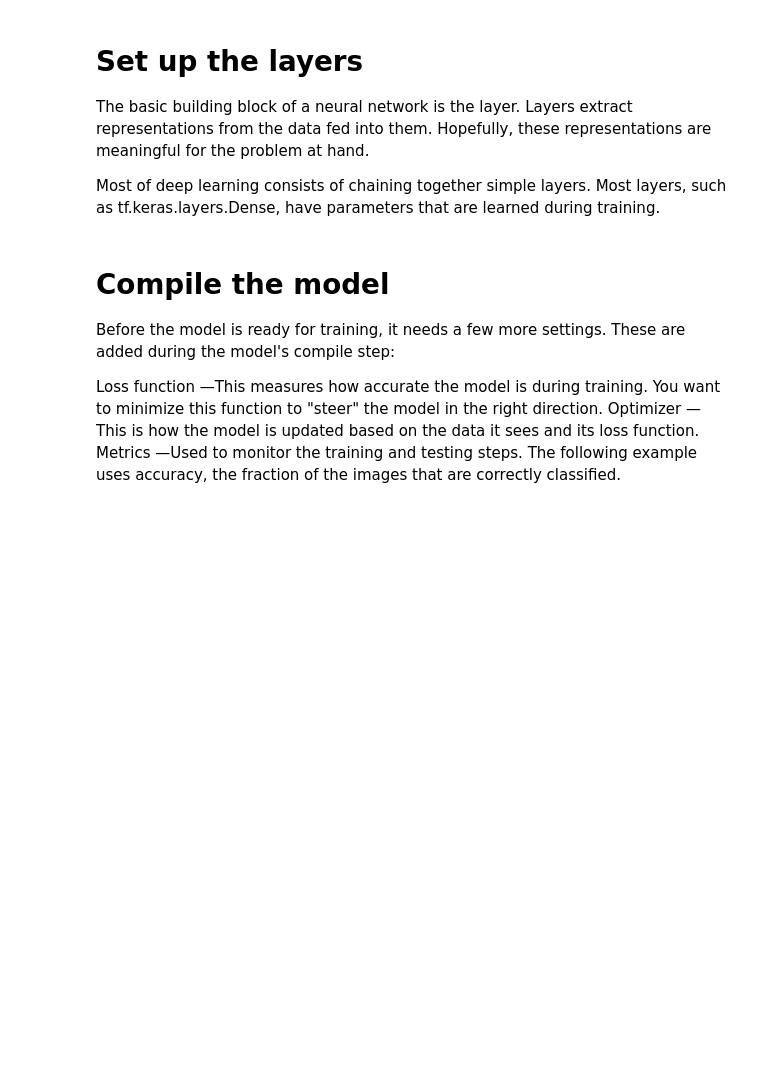
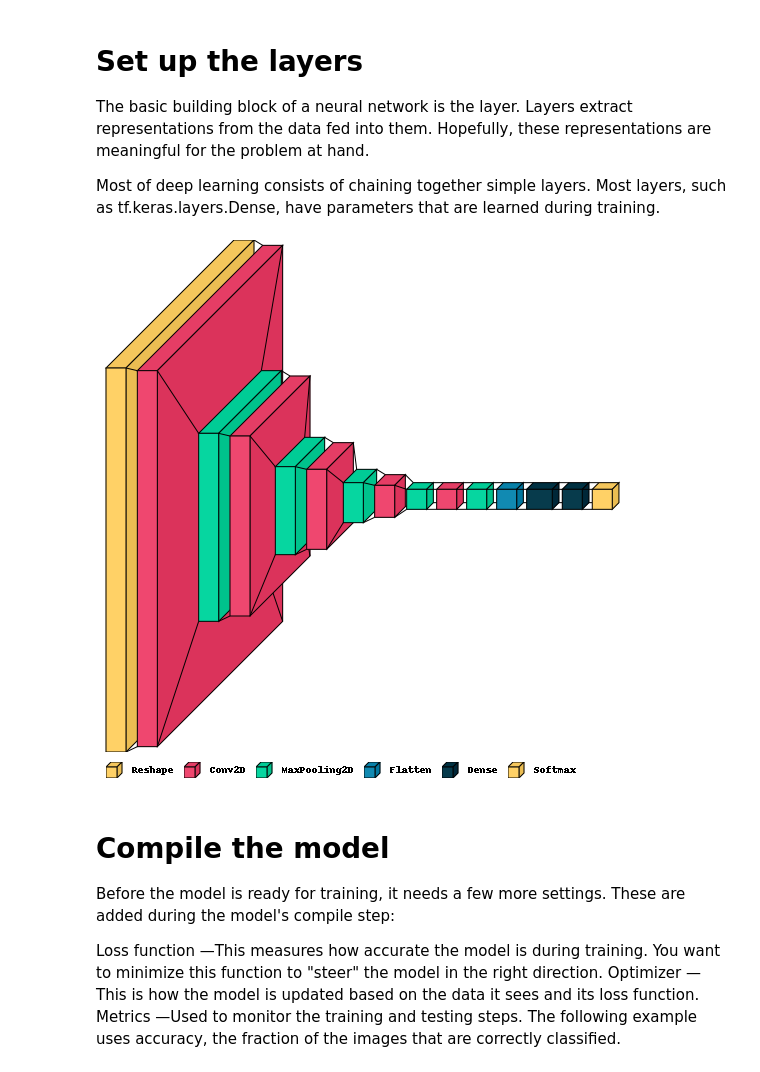
Before and after one commit to redhat-na-ssa/datasci-fingerprint, a Jupyter notebook: notebooks/5.0-train-sequential-5-layer.ipynb, the cells around one changed output. Drawn from its saved outputs; the diff is of its cells as text; code cells hidden in the pictures; blank space fills up the shorter version.

Commit message:
update sequetial model visual;

```diff
--- a/notebooks/5.0-train-sequential-5-layer.ipynb
+++ b/notebooks/5.0-train-sequential-5-layer.ipynb
@@ -155,23 +173,30 @@ Most of deep learning consists of chaining together simple layers. Most layers,
 # %%
 from tensorflow.keras.models import Sequential
 from tensorflow import keras
+from keras.utils import plot_model
 
 with strategy.scope():
-    model = tf.keras.Sequential([
+    fp_5_layer_model = tf.keras.Sequential([
         tf.keras.layers.InputLayer(input_shape=inputShape),
         tf.keras.layers.Reshape(target_shape=inputShape),
+
+        # layer 1
         tf.keras.layers.Conv2D(96, 3, activation='relu'),
         tf.keras.layers.MaxPooling2D(pool_size=(2, 2)),
 
+        # layer 2
         tf.keras.layers.Conv2D(96, 3, activation='relu'),
         tf.keras.layers.MaxPooling2D(pool_size=(2, 2)),
 
+        # layer 3
         tf.keras.layers.Conv2D(96, 3, activation='relu'),
         tf.keras.layers.MaxPooling2D(pool_size=(2, 2)),
 
+        # layer 4
         tf.keras.layers.Conv2D(96, 3, activation='relu'),
         tf.keras.layers.MaxPooling2D(pool_size=(2, 2)),
 
+        # layer 5
         tf.keras.layers.Conv2D(96, 3, activation='relu'),
         tf.keras.layers.MaxPooling2D(pool_size=(2, 2)),
 
@@ -180,6 +205,13 @@ with strategy.scope():
         tf.keras.layers.Dense(num_classes),
         tf.keras.layers.Softmax()
     ])
+# %%
+# Visualize the model
+import visualkeras
+
+visualkeras.layered_view(fp_5_layer_model, legend=True, draw_volume=True)
+# %% [output]
+[figure, added]
 # %% [markdown]
 # Compile the model
 
```
Also changed, not shown: parts of 14 cells of this notebook, 2 other files.
